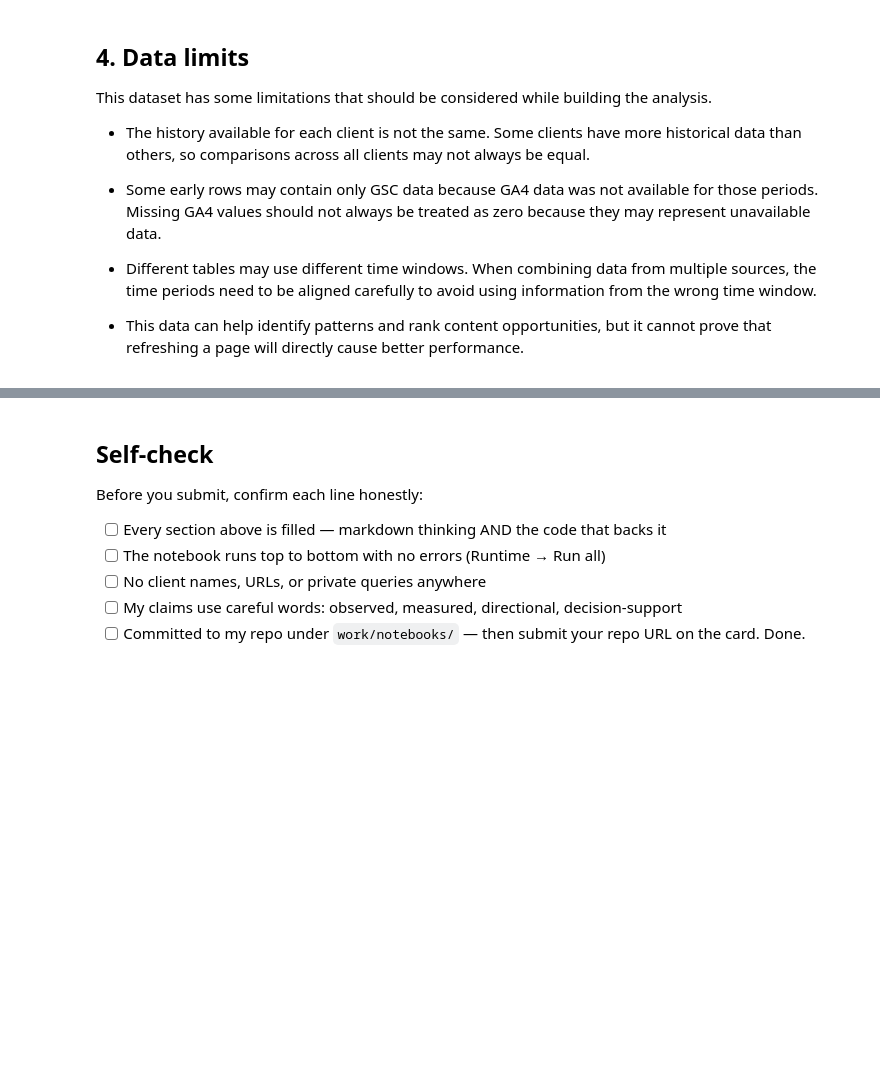
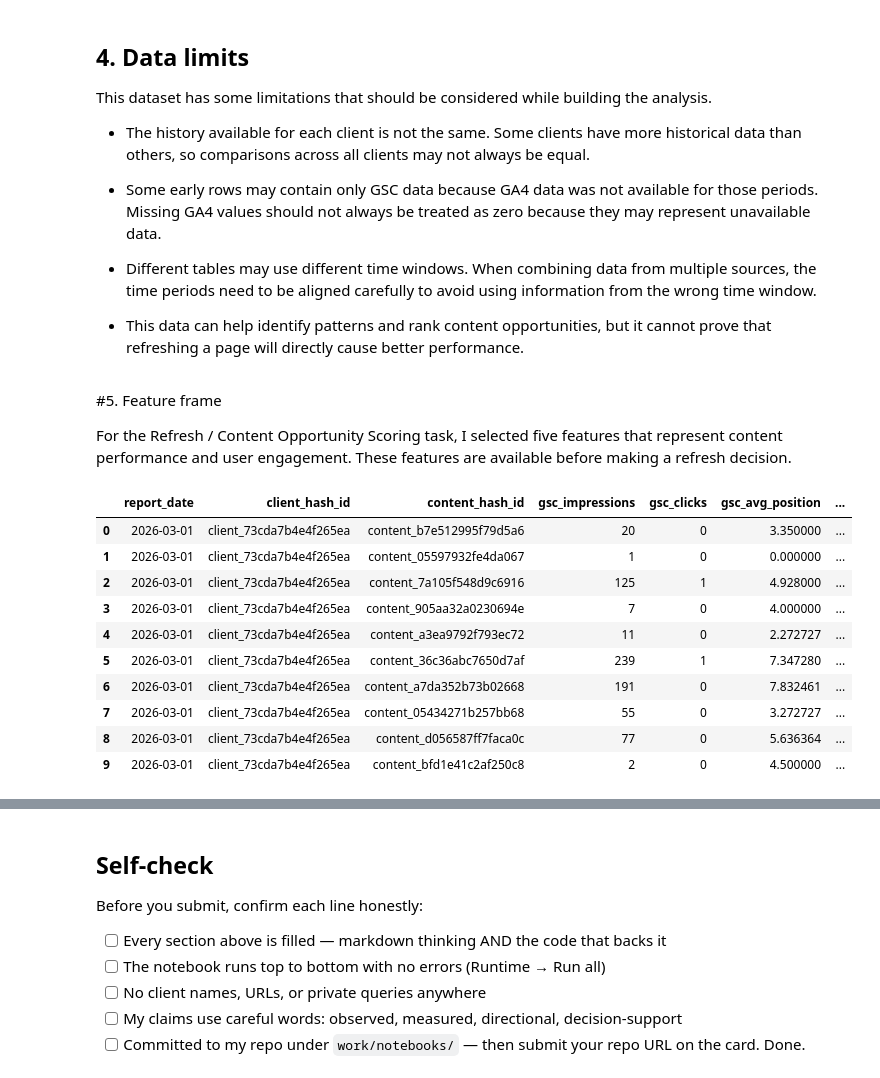
Before and after one commit to yashikasgh/flyrank-ml-internship, a Jupyter notebook: work/notebooks/w03_data_contract.ipynb, the cells around one changed output, grey strips where cells are left out. Drawn from its saved outputs; the diff is of its cells as text; code cells hidden in the pictures; blank space fills up the shorter version.

Commit message:
Week 3- Data Contract Added Feature DataFrame and Leakage Experiment

```diff
--- a/work/notebooks/w03_data_contract.ipynb
+++ b/work/notebooks/w03_data_contract.ipynb
@@ -246,3 +246,38 @@ This dataset has some limitations that should be considered while building the a
 - Different tables may use different time windows. When combining data from multiple sources, the time periods need to be aligned carefully to avoid using information from the wrong time window.
 
 - This data can help identify patterns and rank content opportunities, but it cannot prove that refreshing a page will directly cause better performance.
+# %% [markdown]
+#5. Feature frame
+
+For the Refresh / Content Opportunity Scoring task, I selected five features that represent content performance and user engagement. These features are available before making a refresh decision.
+# %%
+features_df = con.sql(f"""
+SELECT
+    report_date,
+    client_hash_id,
+    content_hash_id,
+    gsc_impressions,
+    gsc_clicks,
+    gsc_avg_position,
+    ga4_pageviews,
+    ga4_engaged_sessions
+FROM read_parquet(
+    '{rel}/fact_content_daily_performance/**/*.parquet'
+)
+WHERE month = '2026-03'
+LIMIT 10;
+""").df()
+
+features_df
+# %% [output]
+|  | report_date | client_hash_id | content_hash_id | gsc_impressions | gsc_clicks | gsc_avg_position | ... |
+| 0 | 2026-03-01 | client_73cda7b4e4f265ea | content_b7e512995f79d5a6 | 20 | 0 | 3.350000 | ... |
+| 1 | 2026-03-01 | client_73cda7b4e4f265ea | content_05597932fe4da067 | 1 | 0 | 0.000000 | ... |
+| 2 | 2026-03-01 | client_73cda7b4e4f265ea | content_7a105f548d9c6916 | 125 | 1 | 4.928000 | ... |
+| 3 | 2026-03-01 | client_73cda7b4e4f265ea | content_905aa32a0230694e | 7 | 0 | 4.000000 | ... |
+| 4 | 2026-03-01 | client_73cda7b4e4f265ea | content_a3ea9792f793ec72 | 11 | 0 | 2.272727 | ... |
+| 5 | 2026-03-01 | client_73cda7b4e4f265ea | content_36c36abc7650d7af | 239 | 1 | 7.347280 | ... |
+| 6 | 2026-03-01 | client_73cda7b4e4f265ea | content_a7da352b73b02668 | 191 | 0 | 7.832461 | ... |
+| 7 | 2026-03-01 | client_73cda7b4e4f265ea | content_05434271b257bb68 | 55 | 0 | 3.272727 | ... |
+| 8 | 2026-03-01 | client_73cda7b4e4f265ea | content_d056587ff7faca0c | 77 | 0 | 5.636364 | ... |
+| 9 | 2026-03-01 | client_73cda7b4e4f265ea | content_bfd1e41c2af250c8 | 2 | 0 | 4.500000 | ... |
```
Also changed, not shown: parts of 13 cells of this notebook.
